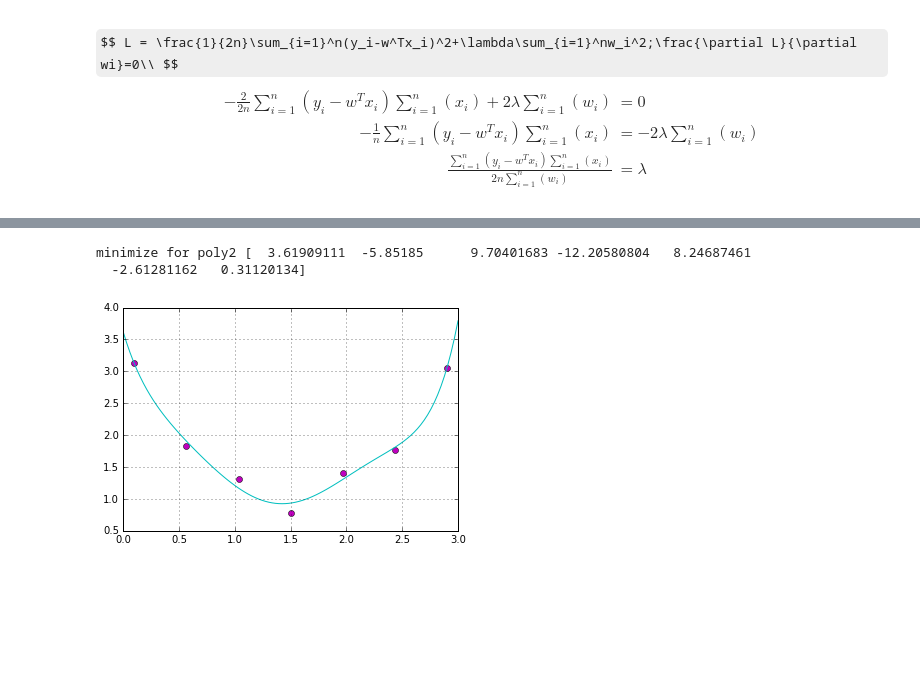
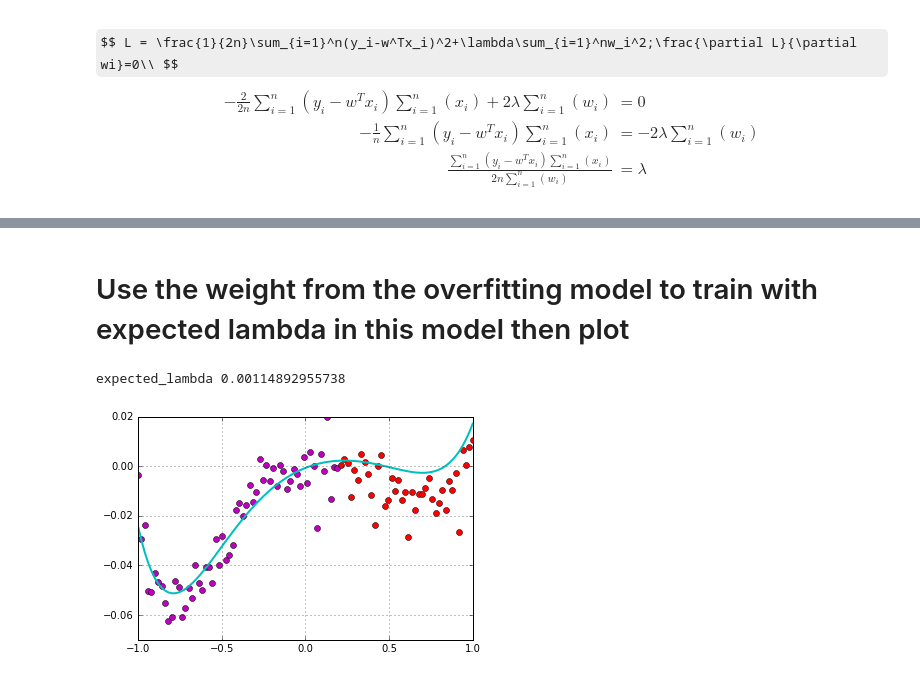
Before and after one commit to robroooh/ipynb_container, a Jupyter notebook: Regularization.ipynb, the cells around one changed output, grey strips where cells are left out. Cells and saved outputs as stored; diff of their text form; code cells hidden in the pictures; some formulas as TeX source; blank space fills up the shorter version.

```diff
--- a/Regularization.ipynb
+++ b/Regularization.ipynb
@@ -6,5 +6,0 @@ from scipy.optimize import fmin, minimize
-# %%
-x = np.array([ 0.1       ,  0.56666667,  1.03333333,  1.5       ,  1.96666667,
-        2.43333333,  2.9       ])
-y = np.array([ 3.13640523,  1.83109539,  1.31565158,  0.77591068,  1.40453358,
-        1.77338332,  3.05500884])
@@ -53,0 +9,11 @@ sw [ 1.92993437 -0.02071924]
+# %%
+x_all = np.linspace(-1.0, 1.0, num=100)
+y_all = .01*xs-.09*xs**2+.08*xs**3-.0003*xs**4-.08*xs**5+0.0900*xs**6 + 0.0025*np.random.normal(loc=0.0, scale=3.0, size=100)
+
+x_train = x_all[:60]
+y_train = y_all[:60]
+x_test = x_all[60:]
+y_test = y_all[60:]
+
+plt.plot(x_all, y_all, 'mo')
+plt.grid(True)
@@ -276,14 +175,34 @@ print solve_for_lambda2()
+# %%
+def solve_for_lambda(x,y,w):
+    sum_yreal_predict = 0.0
+    sum_px = 0.0
+    sum_w = 0.0
+    lamb = 0.0
+    ndata = len(x)
+    px = toPoly(x)
+    for i in xrange(ndata):
+        sum_yreal_predict += (np.dot(w, px[i]) - y[i])
+        sum_px += sum(px[i,:])
+    sum_yreal_predict *= sum_px
+    for i in xrange(len(w)):
+        sum_w += w[i]**2
+    sum_w *= 2*ndata
+    lamb = (sum_yreal_predict/sum_w)
+    return lamb if lamb > 0 else -1*lamb
+# %% [markdown]
+# Use the weight from the overfitting model to train with expected lambda in this model then plot
 # %%
 plt.figure()
-plt.plot(x, y, 'mo')
+plt.plot(x_train, y_train, 'mo')
+plt.plot(x_test, y_test, 'ro')
 plt.grid(True)
-l4 = LinearRegression(toPoly(x), y)
-l4.set_lamb(3.18958414983e-06)
+l4 = LinearRegression(toPoly(x_train), y_train)
+expected_lambda = solve_for_lambda(x_train,y_train, overfitted_weight)
+print "expected_lambda", expected_lambda
+l4.set_lamb(expected_lambda)
 res4 = minimize(l4.cost, [0, 0, 0, 0, 0, 0, 0])
-print 'minimize for poly2', res4.x
 l4.set_w(res4.x)
 l4.drawlinepoly()
 # %% [output]
-minimize for poly2 [  3.61909111  -5.85185      9.70401683 -12.20580804   8.24687461
-  -2.61281162   0.31120134]
+expected_lambda 0.00114892955738
-[figure, old version]
+[figure, new version]
```
Also changed, not shown: parts of 13 cells of this notebook.
